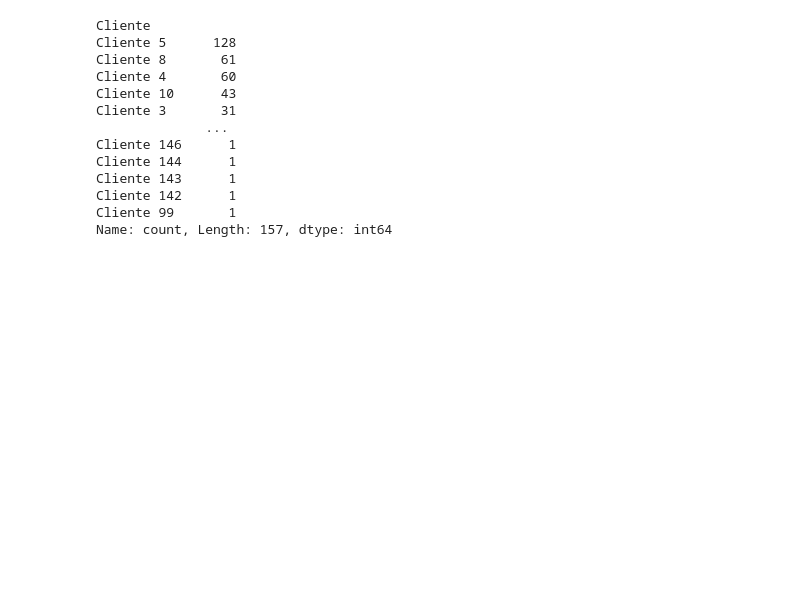
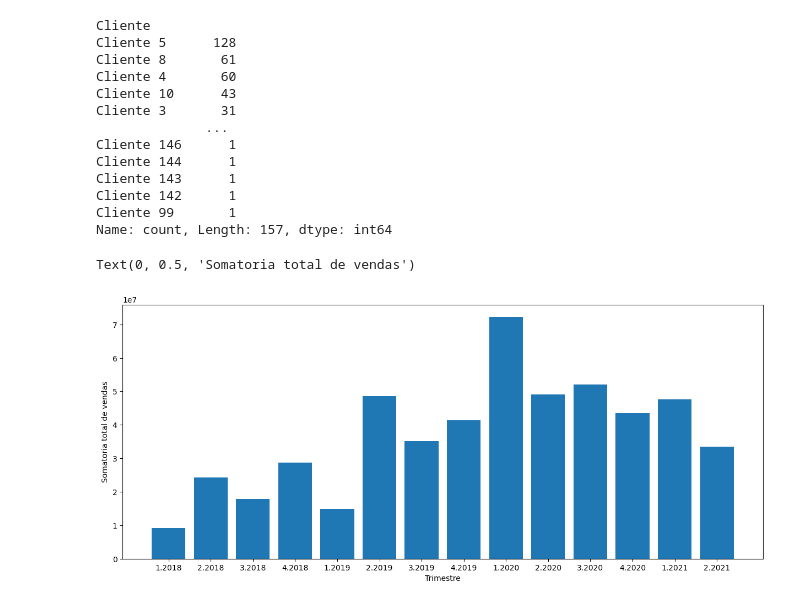
Before and after one commit to QuarksEcosystem/desafio_sql, a Jupyter notebook: DesafioPython.ipynb, the cells around one changed output. Cells and saved outputs as stored; diff of their text form; code cells hidden in the pictures; blank space fills up the shorter version.

```diff
--- a/DesafioPython.ipynb
+++ b/DesafioPython.ipynb
@@ -180,3 +180,18 @@ Cliente 143      1
 Cliente 142      1
 Cliente 99       1
 Name: count, Length: 157, dtype: int64
+# %%
+import matplotlib.pyplot as plt
+trimestre = dados[['Valores']].copy()
+trimestre['Data'] = pd.to_datetime(dados['Data da Venda'], format='%d/%m/%Y')
+trimestre['Trimestre'] = trimestre['Data'].dt.quarter
+trimestre['Ano'] = trimestre['Data'].dt.year
+grafico = trimestre.groupby(['Ano', 'Trimestre'])['Valores'].sum().reset_index()
+plt.figure(figsize=(15,6))
+plt.bar(grafico.index, grafico['Valores'],
+tick_label=grafico['Trimestre'].astype(str) + '.' + grafico['Ano'].astype(str))
+plt.xlabel('Trimestre')
+plt.ylabel('Somatoria total de vendas')
+# %% [output]
+Text(0, 0.5, 'Somatoria total de vendas')
+[figure, added]
```
Also changed, not shown: parts of 5 cells of this notebook.
